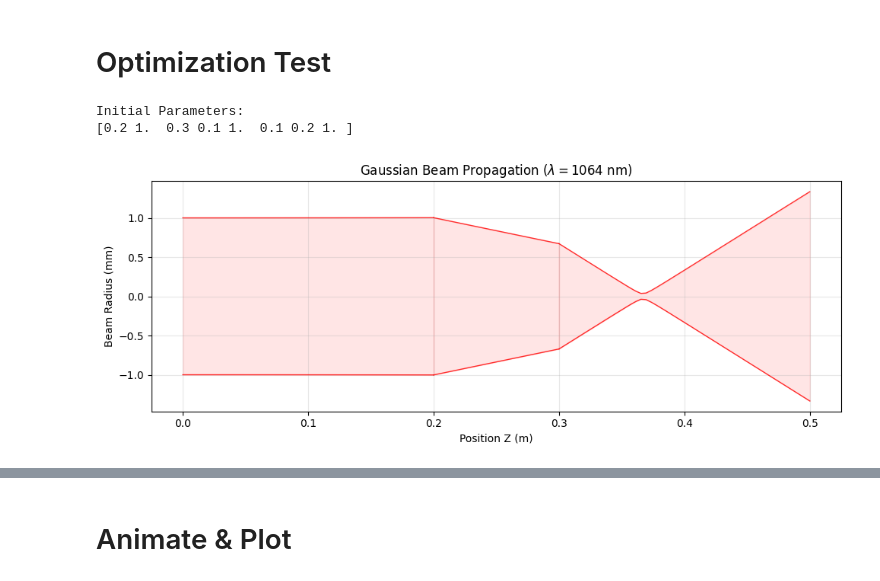
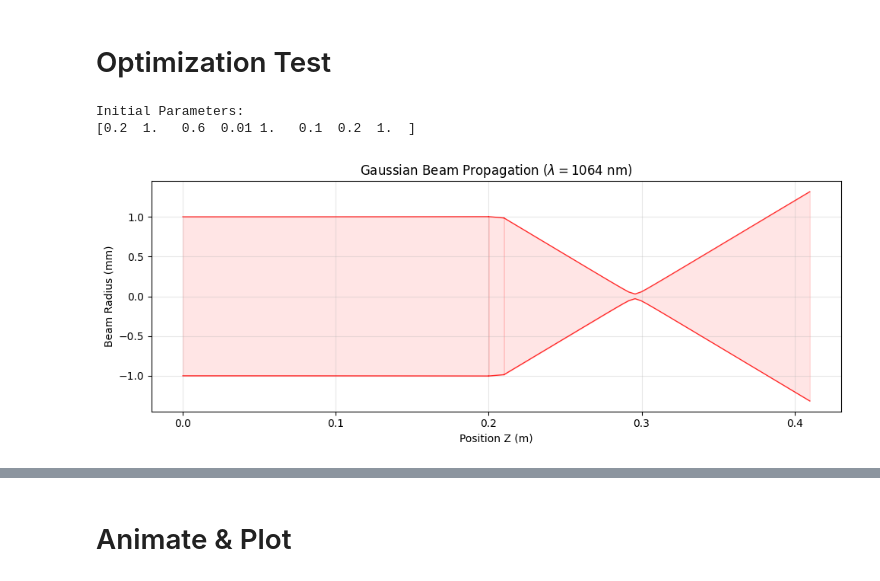
Before and after one commit to JKKDY/diffractix, a Jupyter notebook: test.ipynb, the cells around one changed output, grey strips where cells are left out. Cells and saved outputs as stored; diff of their text form; code cells hidden in the pictures.

```diff
--- a/test.ipynb
+++ b/test.ipynb
@@ -539,30 +574,30 @@ class Optimizer:
 # %%
 sys = System()
 
 # Input: 1mm beam, 1064nm
 sys.add_input(GaussianBeam.from_waist(w0=1e-3, wavelength=1064e-9))
 
 # structure: Space -> Lens(f=0.1) -> Space -> Lens(f=0.2) -> Space
 # initialize with wrong values (initial guess)
 sys.add(Space(d=0.2, label="In-Leg"))      # Index 1 (extra space to observe output)
-sys.add(ThinLens(f=0.3, label="L1"))              # Index 2 (wrong Should be 0.1)
-sys.add(Space(d=0.1, label="Mid-Leg"))    # Index 3 (wrong Should be f1+f2 = 0.3)
+sys.add(ThinLens(f=0.6, label="L1"))              # Index 2 (wrong Should be 0.1)
+sys.add(Space(d=0.01, label="Mid-Leg"))    # Index 3 (wrong Should be f1+f2 = 0.3)
 sys.add(ThinLens(f=0.1, label="L2"))           # Index 4 (Wrong! Should be 0.2)
 sys.add(Space(d=0.2, label="Out-Leg"))     # Index 5 (extra space to observe output)
 
 sim = sys.build()
 
 print("Initial Parameters:")
 # Map indices manually for this test (then elements)
 # [d1, f1, d2, f2, d3]
 print(sim.initial_params)
 
 result = sim.run()
 plot_simulation(result)
 # %% [output]
 Initial Parameters:
-[0.2 1.  0.3 0.1 1.  0.1 0.2 1. ]
+[0.2  1.   0.6  0.01 1.   0.1  0.2  1.  ]
-[figure, old version]
+[figure, new version]
 # %%
 # define which parameters are variable/fixed
 # indices: 0(d1), 1(f1), 2(d2), 3(f2), 4(d3)
```
Also changed, not shown: parts of 6 cells of this notebook, 7 other files.
